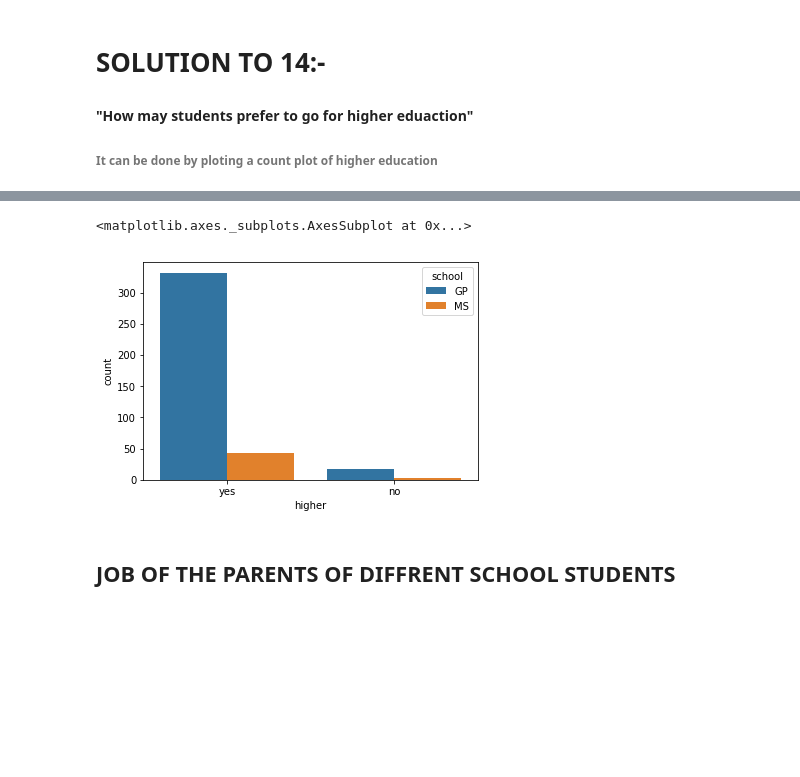
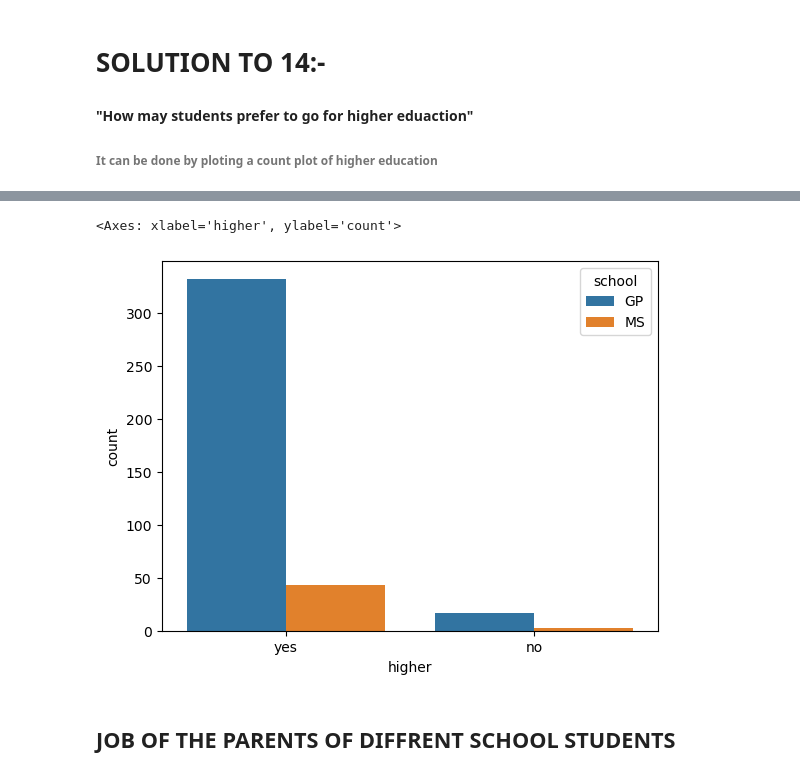
Before and after one commit to dinithaw/Machine-Learning-Projects, a Jupyter notebook: Student_Data_Analysis/Student_Result_analysis.ipynb, the cells around one changed output, grey strips where cells are left out. Drawn from its saved outputs; the diff is of its cells as text; code cells hidden in the pictures; blank space fills up the shorter version.

```diff
--- a/Student_Data_Analysis/Student_Result_analysis.ipynb
+++ b/Student_Data_Analysis/Student_Result_analysis.ipynb
@@ -540,9 +554,9 @@ sn.plot.pie()
 # %%
-sns.countplot('higher',data=df,hue='school')
+sns.countplot(x='higher', data=df, hue='school')
 # More number of students are intrested in acuring higher education
 # %% [output]
-<matplotlib.axes._subplots.AxesSubplot at 0x...>
+<Axes: xlabel='higher', ylabel='count'>
-[figure, old version]
+[figure, new version]
 # %% [markdown]
 ## JOB OF THE PARENTS OF DIFFRENT SCHOOL STUDENTS
 # %%
```
Also changed, not shown: parts of 32 cells of this notebook.
